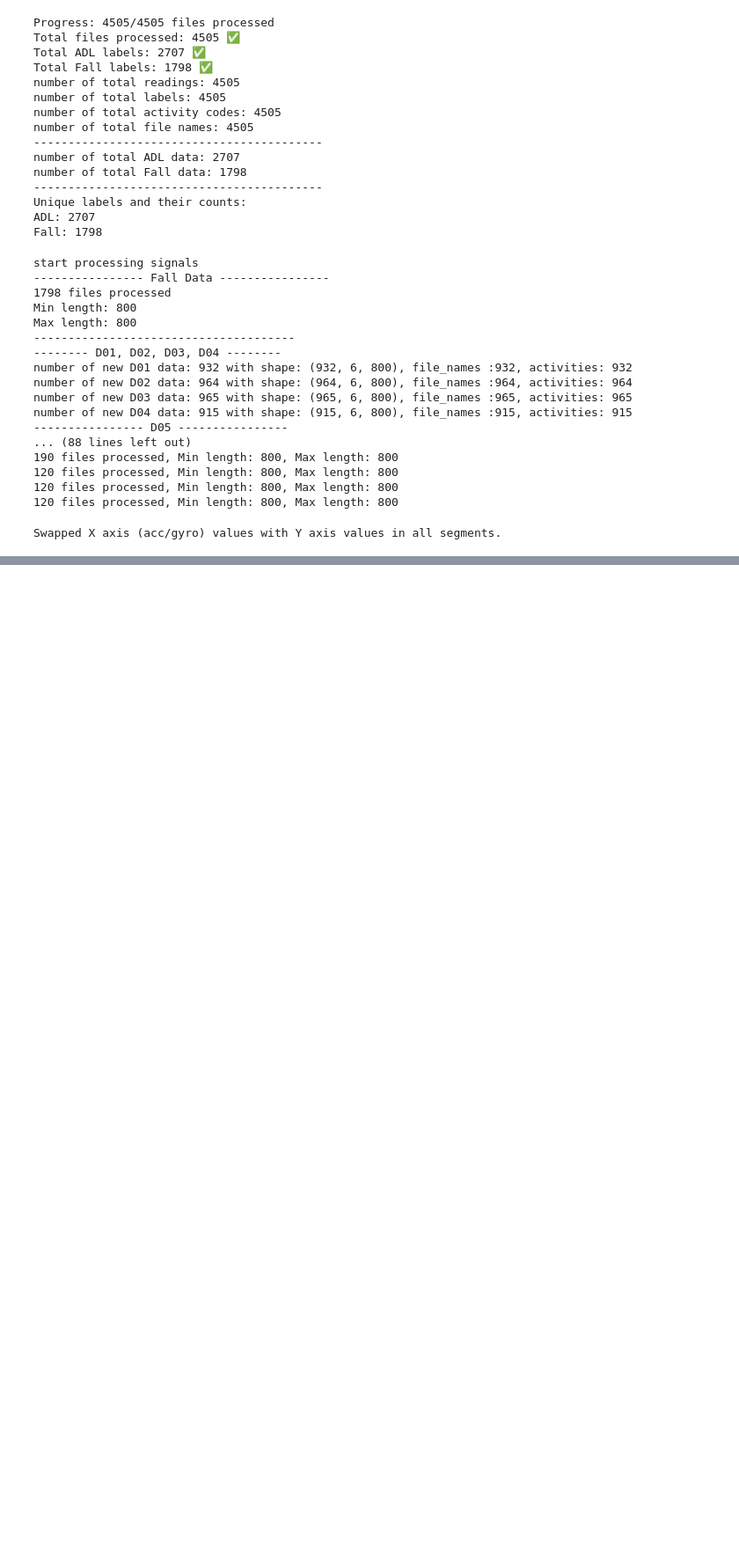
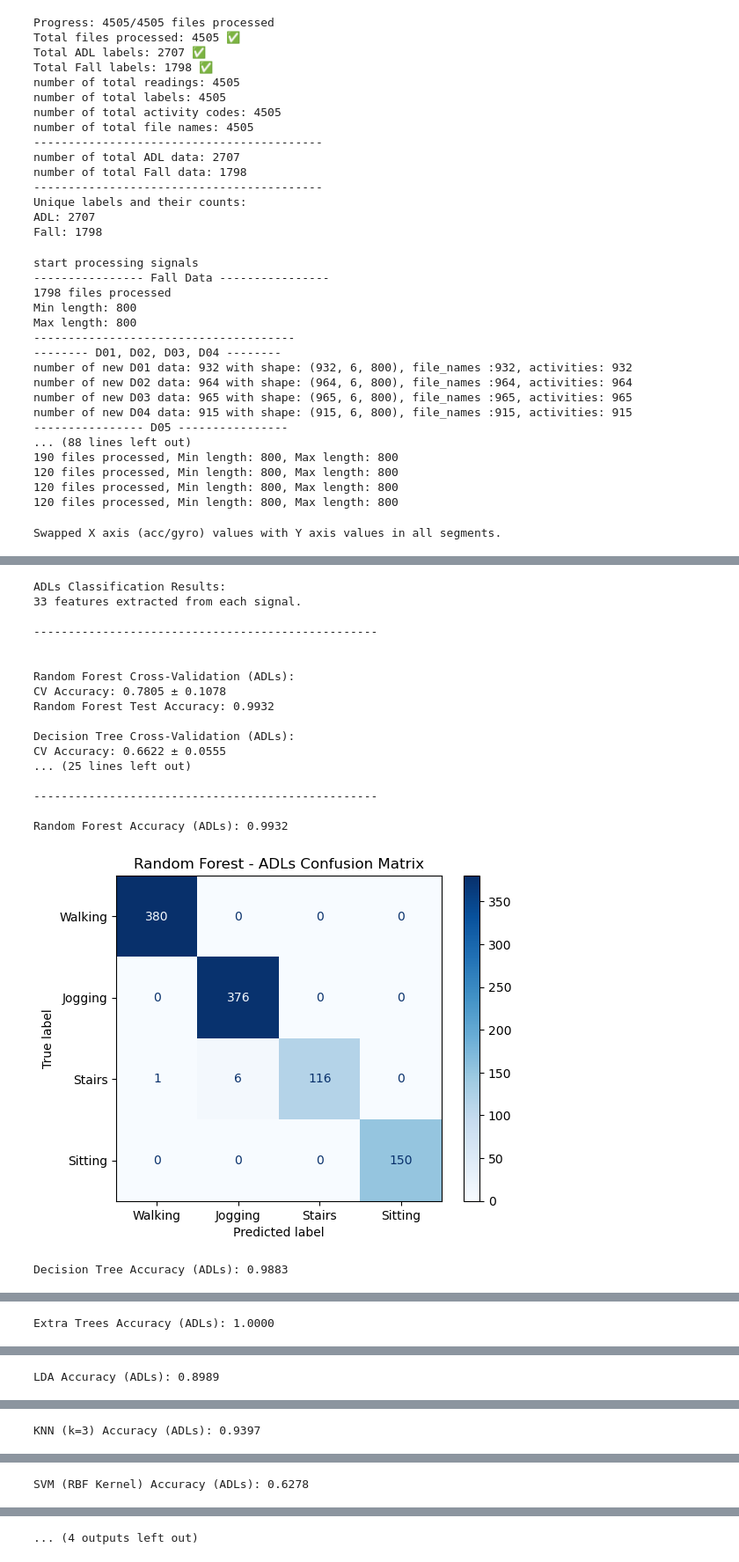
Before and after one commit to AliShrz/earpiece-fall-detection, a Jupyter notebook: trimmed_dataset.ipynb, the cells around one changed output, grey strips where cells are left out. Shown at 88% size. Cells and saved outputs as stored; diff of their text form; code cells hidden in the pictures; blank space fills up the shorter version.

```diff
--- a/trimmed_dataset.ipynb
+++ b/trimmed_dataset.ipynb
@@ -677,0 +724,45 @@ Max length: 800
+# %%
+print("ADLs Classification Results:")
+print(f"{feature_matrix_adls.shape[1]} features extracted from each signal.")
+
+print("\n" + "-"*50 + "\n")
+
+for name, model in models.items():
+    print(f"\n{name} Cross-Validation (ADLs):")
+    cv_scores = cross_val_score(model, feature_matrix_adls, label_vector_adls, cv=5);
+    print(f"CV Accuracy: {cv_scores.mean():.4f} ± {cv_scores.std():.4f}")
+
+    model.fit(X_train_adls, y_train_adls);
+    y_pred = model.predict(X_test_adls);
+    acc = accuracy_score(y_test_adls, y_pred);
+    print(f"{name} Test Accuracy: {acc:.4f}")
+
+print("\n" + "-"*50 + "\n")
+
+for name, model in models.items():
+    y_pred = model.predict(X_test_adls)
+    acc = accuracy_score(y_test_adls, y_pred)
+    print(f"{name} Accuracy (ADLs): {acc:.4f}")
+    disp = ConfusionMatrixDisplay.from_predictions(y_test_adls, y_pred, display_labels=class_names_adls, cmap="Blues")
+    plt.title(f"{name} - ADLs Confusion Matrix")
+    plt.show()
+# %% [output]
+ADLs Classification Results:
+33 features extracted from each signal.
+
+--------------------------------------------------
+
+
+Random Forest Cross-Validation (ADLs):
+CV Accuracy: 0.7805 ± 0.1078
+Random Forest Test Accuracy: 0.9932
+
+Decision Tree Cross-Validation (ADLs):
+CV Accuracy: 0.6622 ± 0.0555
+... (25 lines left out)
+
+--------------------------------------------------
+
+Random Forest Accuracy (ADLs): 0.9932
+[figure, added]
+Decision Tree Accuracy (ADLs): 0.9883
@@ -677,0 +770 @@ Max length: 800
+Extra Trees Accuracy (ADLs): 1.0000
@@ -677,0 +772 @@ Max length: 800
+LDA Accuracy (ADLs): 0.8989
@@ -677,0 +774 @@ Max length: 800
+KNN (k=3) Accuracy (ADLs): 0.9397
@@ -677,0 +776 @@ Max length: 800
+SVM (RBF Kernel) Accuracy (ADLs): 0.6278
@@ -677,0 +778 @@ Max length: 800
+... (4 outputs left out)
```
Also changed, not shown: parts of 24 cells of this notebook, 17 other files.
